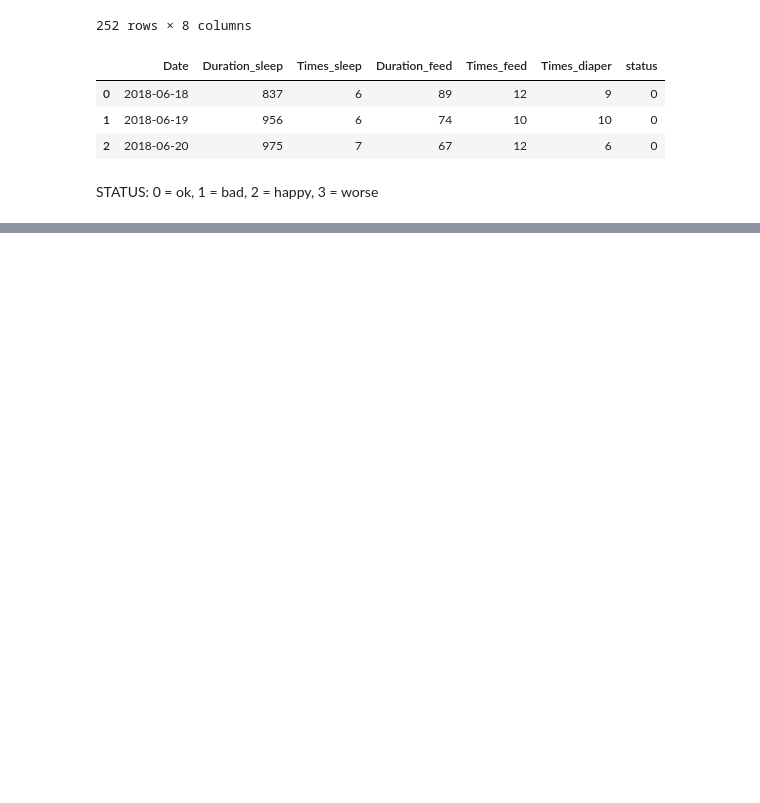
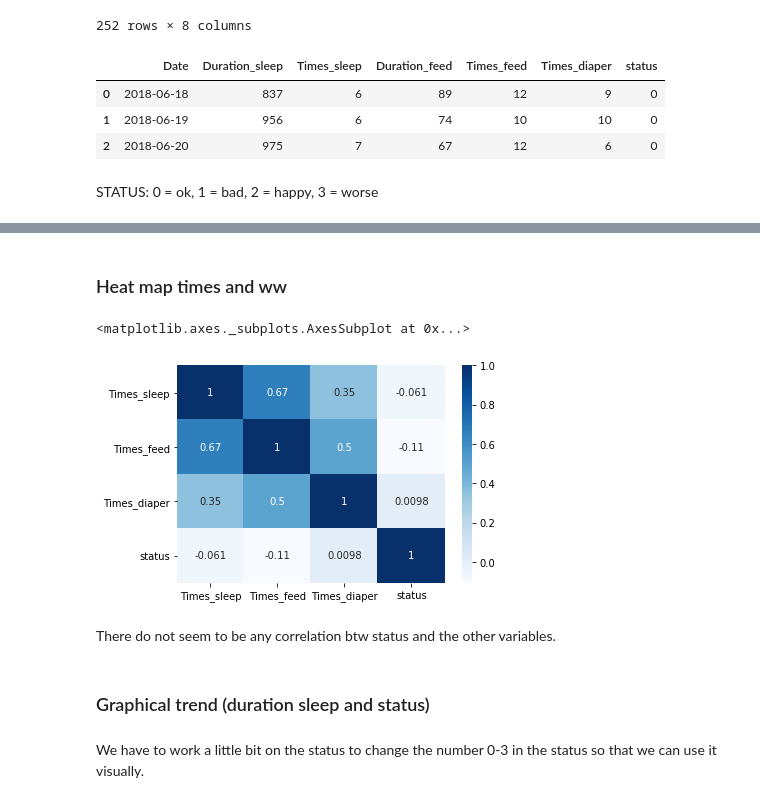
Before and after one commit to yhpf/matochsovklocka, a Jupyter notebook: data_wonderweek.ipynb, the cells around one changed output, grey strips where cells are left out. Cells and saved outputs as stored; diff of their text form; code cells hidden in the pictures; blank space fills up the shorter version.

```diff
--- a/data_wonderweek.ipynb
+++ b/data_wonderweek.ipynb
@@ -58,0 +66,13 @@ STATUS:
+# %% [markdown]
+### Heat map times and ww
+# %%
+sns.heatmap(data[['Times_sleep','Times_feed', 'Times_diaper', 'status']].corr(), annot = True, cmap="Blues")
+# %% [output]
+<matplotlib.axes._subplots.AxesSubplot at 0x...>
+[figure, added]
+# %% [markdown]
+There do not seem to be any correlation btw status and the other variables.
+# %% [markdown]
+### Graphical trend (duration sleep and status)
+# %% [markdown]
+We have to work a little bit on the status to change the number 0-3 in the status so that we can use it visually.
```
Also changed, not shown: parts of 4 cells of this notebook.
